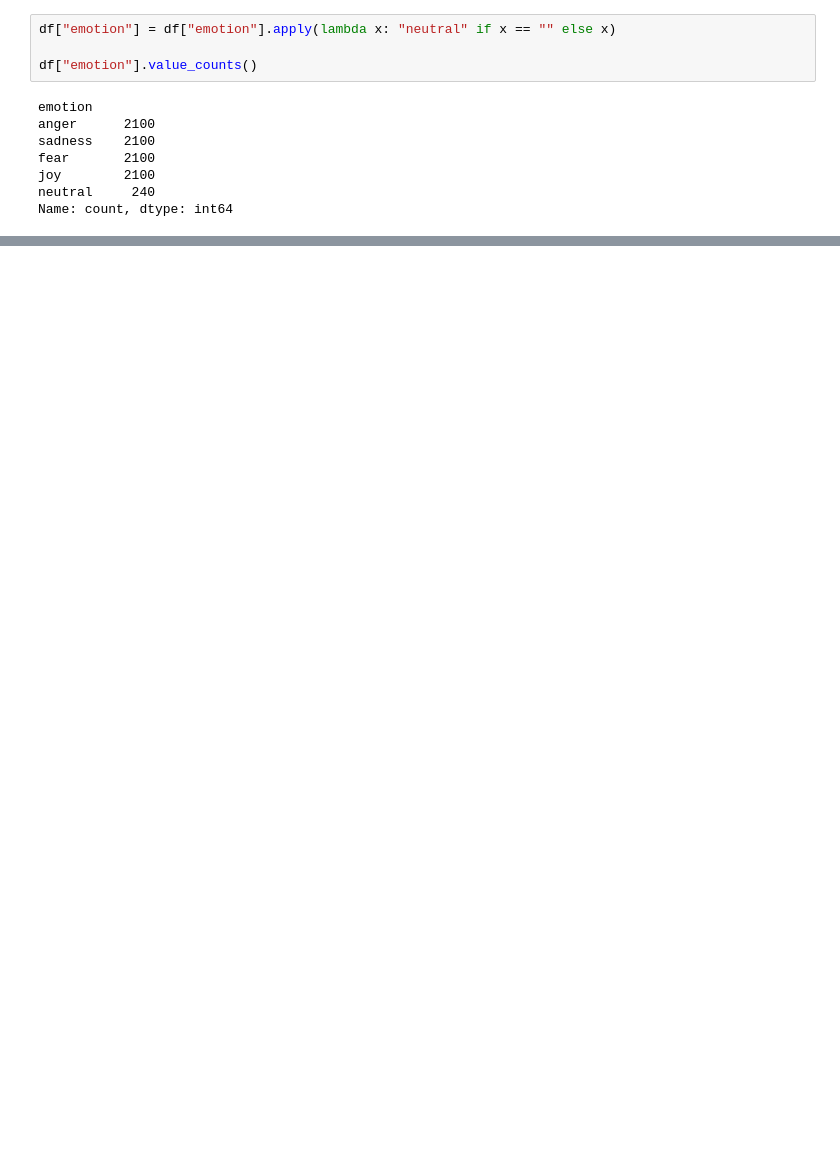
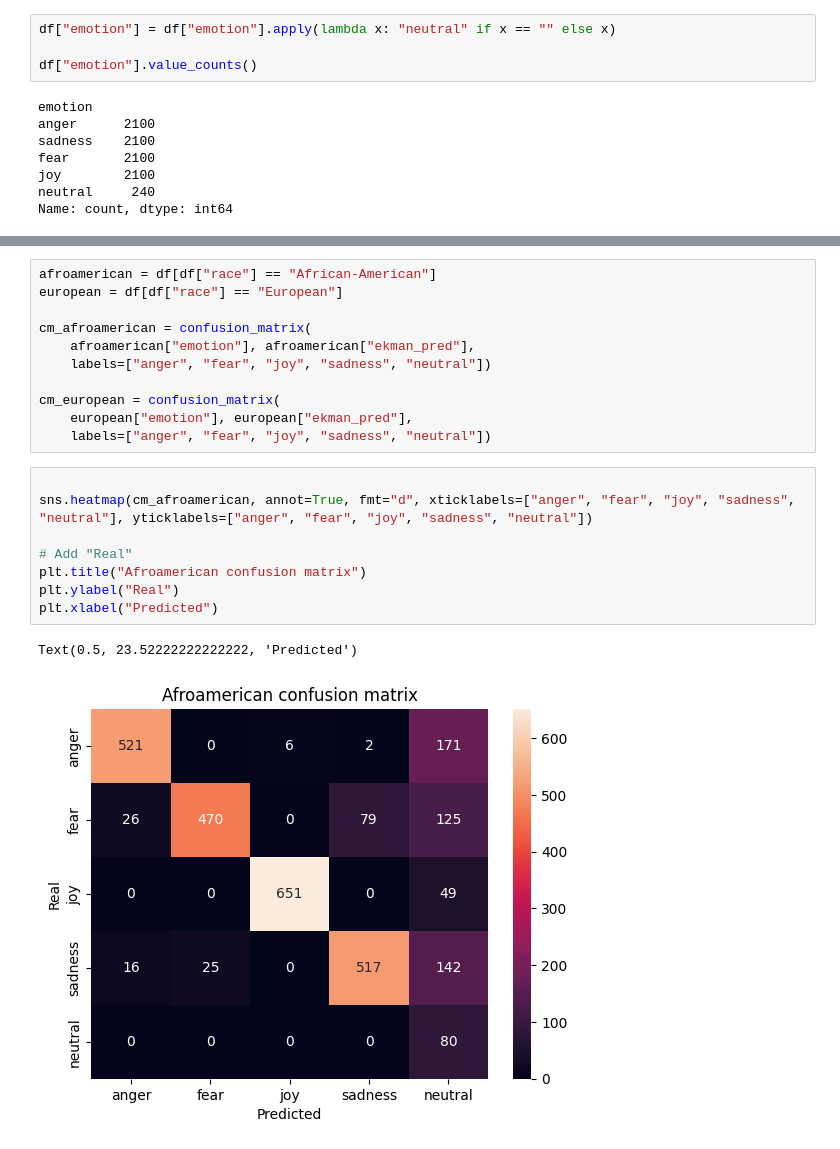
Before and after one commit to pysentimiento/pysentimiento, a Jupyter notebook: notebooks/fairness/equity-corpus.ipynb, the cells around one changed output, grey strips where cells are left out. Cells and saved outputs as stored; diff of their text form; blank space fills up the shorter version.

```diff
--- a/notebooks/fairness/equity-corpus.ipynb
+++ b/notebooks/fairness/equity-corpus.ipynb
@@ -148,0 +213,22 @@ Name: count, dtype: int64
+# %%
+afroamerican = df[df["race"] == "African-American"]
+european = df[df["race"] == "European"]
+
+cm_afroamerican = confusion_matrix(
+    afroamerican["emotion"], afroamerican["ekman_pred"],
+    labels=["anger", "fear", "joy", "sadness", "neutral"])
+
+cm_european = confusion_matrix(
+    european["emotion"], european["ekman_pred"],
+    labels=["anger", "fear", "joy", "sadness", "neutral"])
+# %%
+
+sns.heatmap(cm_afroamerican, annot=True, fmt="d", xticklabels=["anger", "fear", "joy", "sadness", "neutral"], yticklabels=["anger", "fear", "joy", "sadness", "neutral"])
+
+# Add "Real"
+plt.title("Afroamerican confusion matrix")
+plt.ylabel("Real")
+plt.xlabel("Predicted")
+# %% [output]
+Text(0.5, 23.52222222222222, 'Predicted')
+[figure, added]
```
Also changed, not shown: parts of 10 cells of this notebook.
